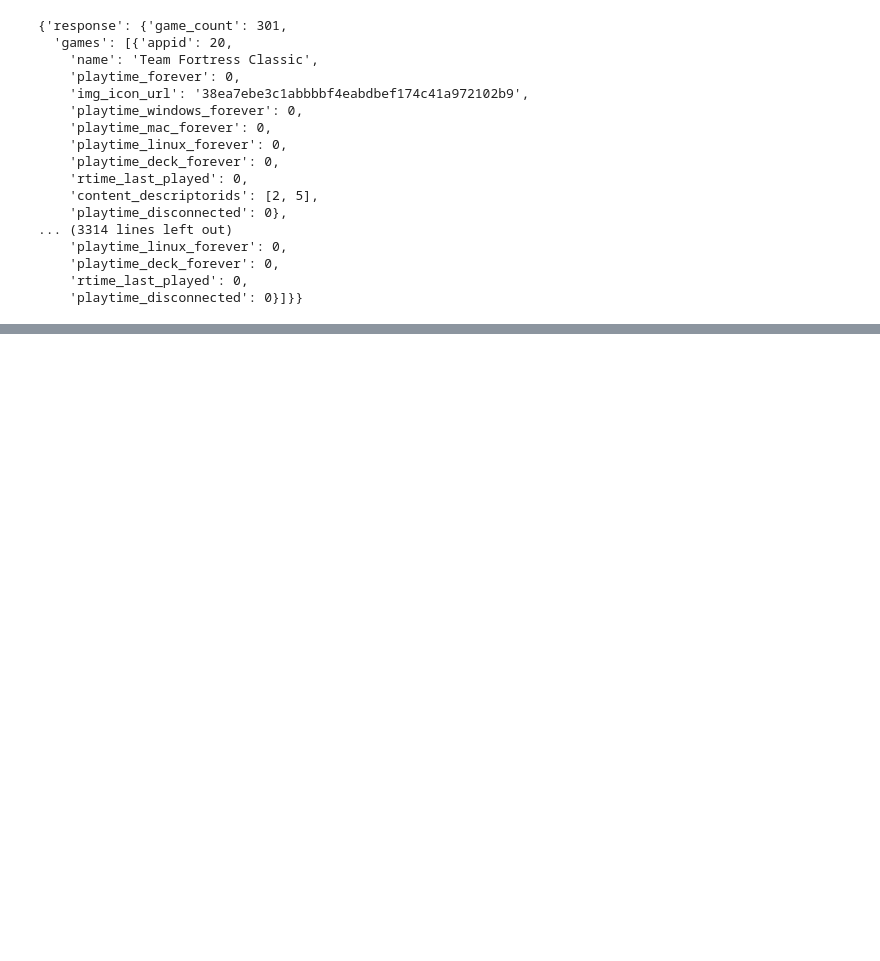
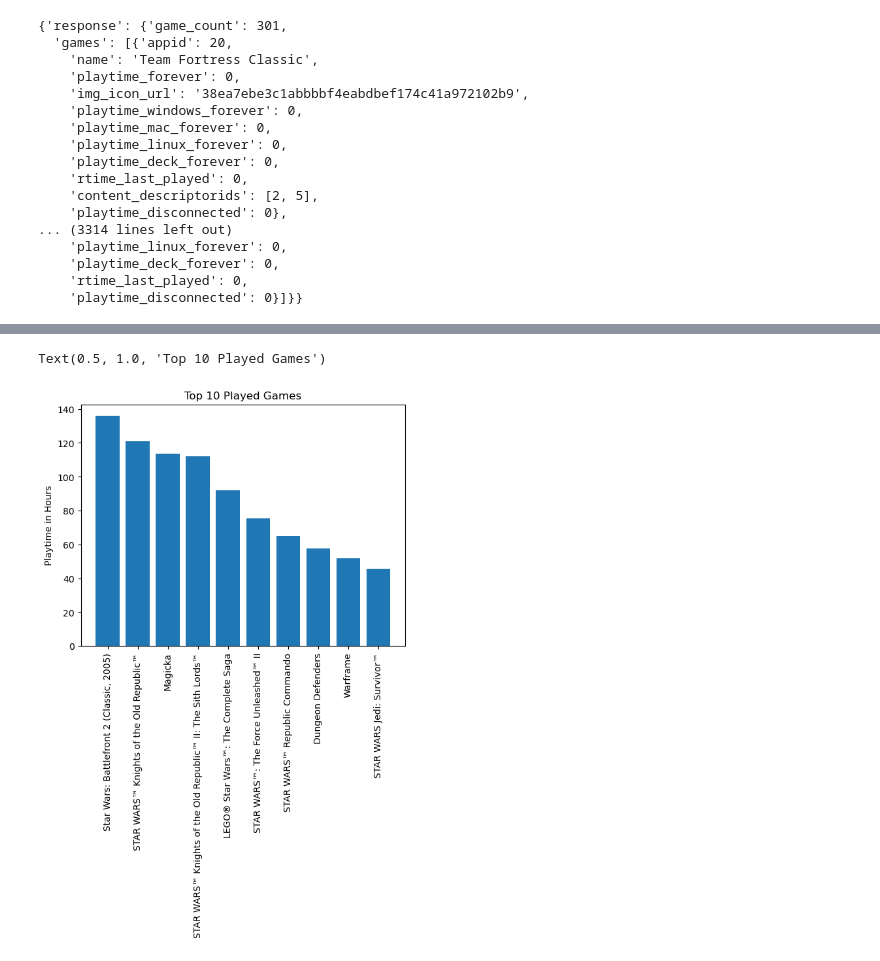
Before and after one commit to DerebeWalton/Steam-Data, a Jupyter notebook: steam-data.ipynb, the cells around one changed output, grey strips where cells are left out. Saved outputs shown, nothing was run; the diff lists cells and outputs as text; code cells hidden in the pictures; blank space fills up the shorter version.

```diff
--- a/steam-data.ipynb
+++ b/steam-data.ipynb
@@ -59,0 +72,10 @@ steam_df
+# %%
+# Top 10 Played Games
+top_10 = steam_df.sort_values(by='playtime_forever', ascending=False).head(10)
+plt.bar(x=top_10['name'], height=top_10['playtime_forever'] / 60)
+plt.xticks(rotation=90)
+plt.ylabel('Playtime in Hours')
+plt.title('Top 10 Played Games')
+# %% [output]
+Text(0.5, 1.0, 'Top 10 Played Games')
+[figure, added]
```
Also changed, not shown: parts of 7 cells of this notebook, 1 other file.
